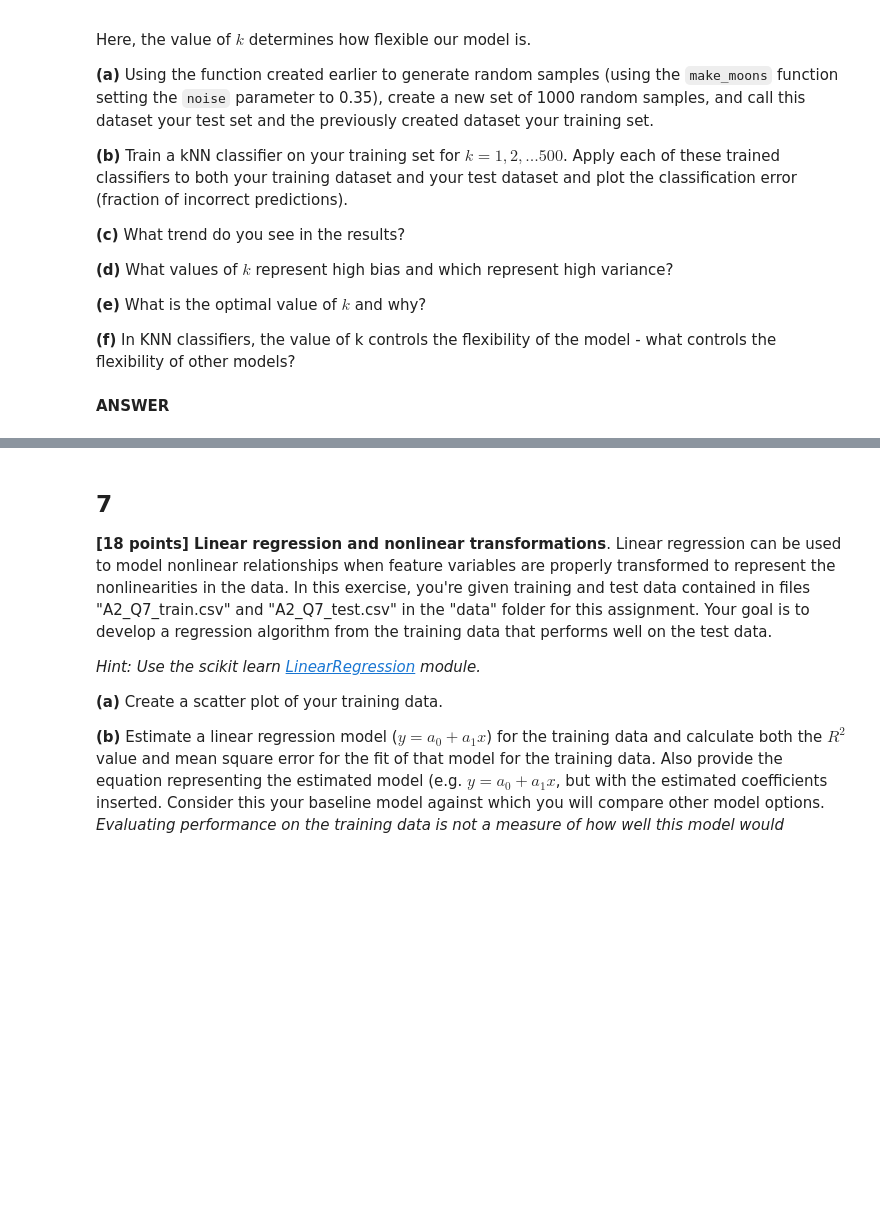
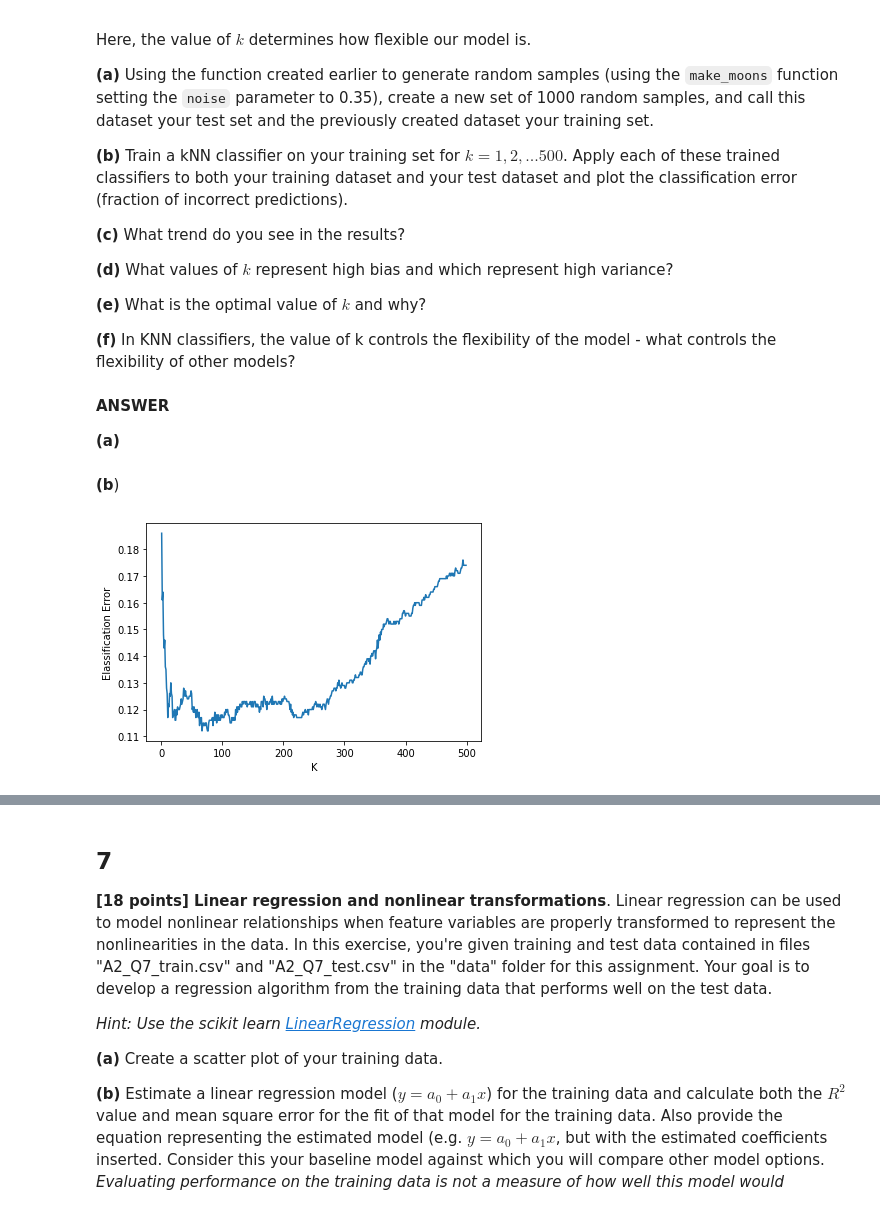
Before and after one commit to HarTigran/ids705, a Jupyter notebook: assignments/Assignment_2.ipynb, the cells around one changed output, grey strips where cells are left out. Drawn from its saved outputs; the diff is of its cells as text; code cells hidden in the pictures; blank space fills up the shorter version.

```diff
--- a/assignments/Assignment_2.ipynb
+++ b/assignments/Assignment_2.ipynb
@@ -418,3 +423,28 @@ Here, the value of $k$ determines how flexible our model is.
 **(f)** In KNN classifiers, the value of k controls the flexibility of the model - what controls the flexibility of other models?
 # %% [markdown]
 **ANSWER**
+
+**(a)**
+# %%
+X_test,y_test = sklearn.datasets.make_moons(n_samples=1000, noise=0.35)
+# %% [markdown]
+**(b**)
+# %%
+from sklearn.metrics import accuracy_score
+
+ACC = []
+for k in range(1,500):
+    clf = neighbors.KNeighborsClassifier(n_neighbors=k)
+    clf.fit(X,y.ravel())
+    y_hat = clf.predict(X_test)
+    acc = accuracy_score(y_test,y_hat)
+    ACC.append((k,1-acc))
+# %%
+metr = pd.DataFrame(ACC, columns=['k', 'Elassification Error'])
+plt.plot(metr['k'], metr['Elassification Error'])
+plt.ylabel("Elassification Error")
+plt.xlabel("K")
+
+plt.show()
+# %% [output]
+[figure, added]
```
Also changed, not shown: parts of 22 cells of this notebook.
